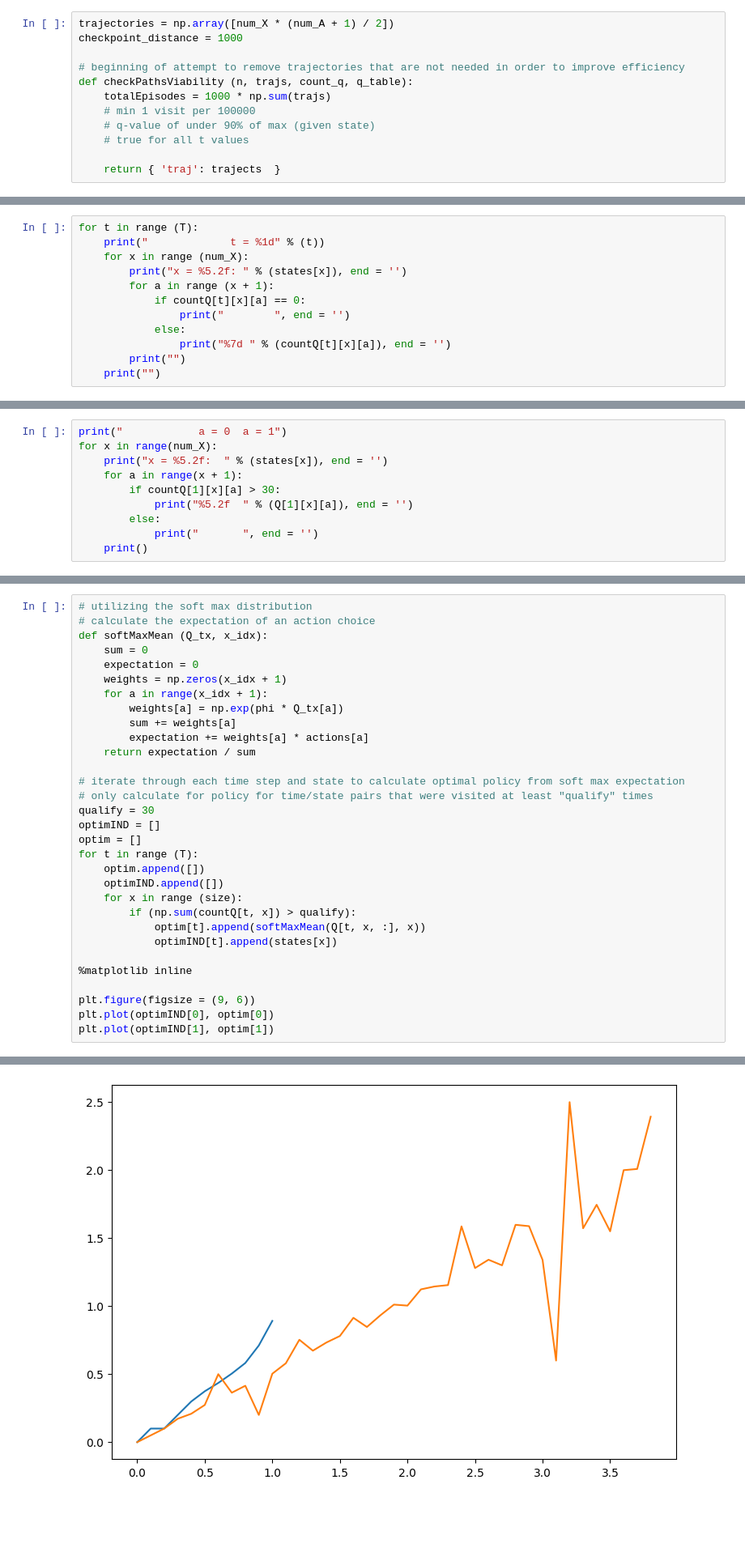
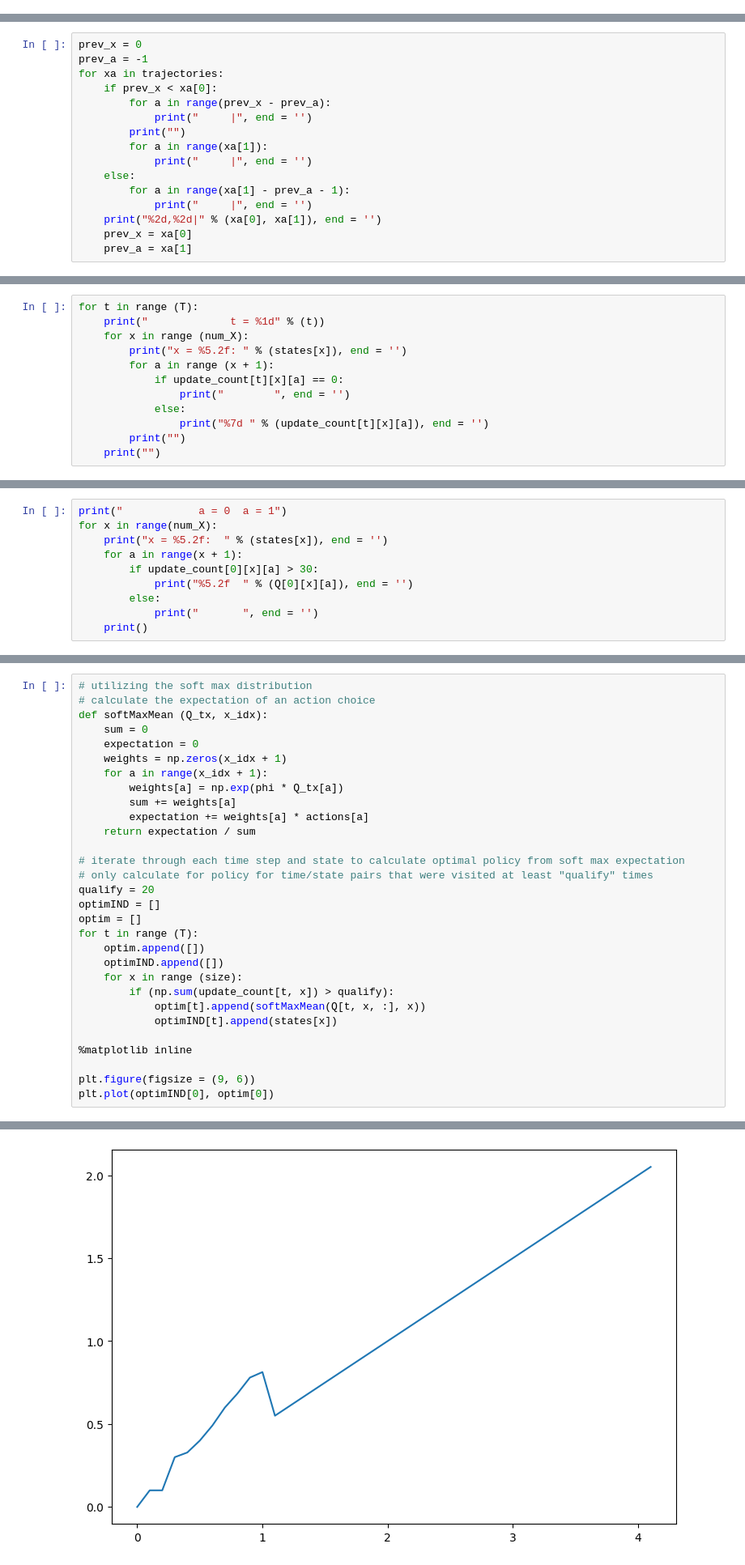
Before and after one commit to derrick-r-chan/RLexample, a Jupyter notebook: MFCTimeDepWealthAccumul.ipynb, the cells around one changed output, grey strips where cells are left out. Shown at 81% size. Saved outputs shown, nothing was run; the diff lists cells and outputs as text; blank space fills up the shorter version.

```diff
--- a/MFCTimeDepWealthAccumul.ipynb
+++ b/MFCTimeDepWealthAccumul.ipynb
@@ -76,15 +86,3 @@ def softMinAct (Q_x, x_idx):
     weights = np.exp(-phi * (max_q - q))
     weights /= weights.sum()
     return np.random.choice(x_idx + 1, p = weights)
-# %%
-trajectories = np.array([num_X * (num_A + 1) / 2])
-checkpoint_distance = 1000
-
-# beginning of attempt to remove trajectories that are not needed in order to improve efficiency
-def checkPathsViability (n, trajs, count_q, q_table):
-    totalEpisodes = 1000 * np.sum(trajs)
-    # min 1 visit per 100000
-    # q-value of under 90% of max (given state)
-    # true for all t values
-
-    return { 'traj': trajects  }
@@ -205,0 +240,16 @@ if broke == False:
+# %%
+prev_x = 0
+prev_a = -1
+for xa in trajectories:
+    if prev_x < xa[0]:
+        for a in range(prev_x - prev_a):
+            print("     |", end = '')
+        print("")
+        for a in range(xa[1]):
+            print("     |", end = '')
+    else:
+        for a in range(xa[1] - prev_a - 1):
+            print("     |", end = '')
+    print("%2d,%2d|" % (xa[0], xa[1]), end = '')
+    prev_x = xa[0]
+    prev_a = xa[1]
@@ -209,10 +277,10 @@ for t in range (T):
     for x in range (num_X):
         print("x = %5.2f: " % (states[x]), end = '')
         for a in range (x + 1):
-            if countQ[t][x][a] == 0:
+            if update_count[t][x][a] == 0:
                 print("        ", end = '')
             else:
-                print("%7d " % (countQ[t][x][a]), end = '')
+                print("%7d " % (update_count[t][x][a]), end = '')
         print("")
     print("")
 # %% [output]
@@ -249,8 +317,8 @@ print("            a = 0  a = 1")
 for x in range(num_X):
     print("x = %5.2f:  " % (states[x]), end = '')
     for a in range(x + 1):
-        if countQ[1][x][a] > 30:
-            print("%5.2f  " % (Q[1][x][a]), end = '')
+        if update_count[0][x][a] > 30:
+            print("%5.2f  " % (Q[0][x][a]), end = '')
         else:
             print("       ", end = '')
     print()
@@ -275,34 +343,33 @@ x =  4.40:
 # %%
 # utilizing the soft max distribution
 # calculate the expectation of an action choice
 def softMaxMean (Q_tx, x_idx):
     sum = 0
     expectation = 0
     weights = np.zeros(x_idx + 1)
     for a in range(x_idx + 1):
         weights[a] = np.exp(phi * Q_tx[a])
         sum += weights[a]
         expectation += weights[a] * actions[a]
     return expectation / sum
 
 # iterate through each time step and state to calculate optimal policy from soft max expectation
 # only calculate for policy for time/state pairs that were visited at least "qualify" times
-qualify = 30
+qualify = 20
 optimIND = []
 optim = []
 for t in range (T):
     optim.append([])
     optimIND.append([])
     for x in range (size):
-        if (np.sum(countQ[t, x]) > qualify):
+        if (np.sum(update_count[t, x]) > qualify):
             optim[t].append(softMaxMean(Q[t, x, :], x))
             optimIND[t].append(states[x])
 
 %matplotlib inline
 
 plt.figure(figsize = (9, 6))
 plt.plot(optimIND[0], optim[0])
-plt.plot(optimIND[1], optim[1])
 # %% [output]
 [<matplotlib.lines.Line2D at 0x...>]
-[figure, old version]
+[figure, new version]
```
Also changed, not shown: parts of 8 cells of this notebook.
